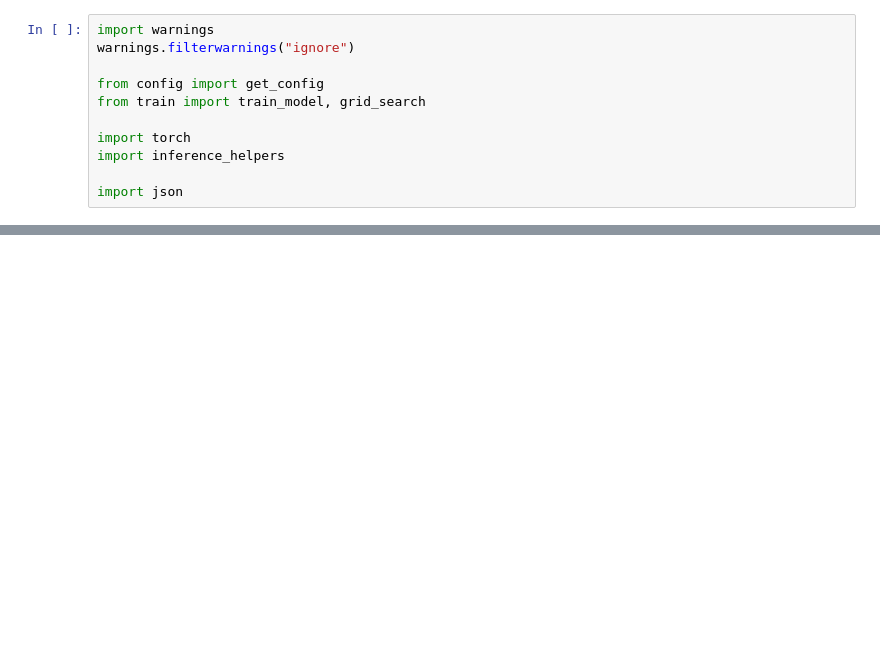
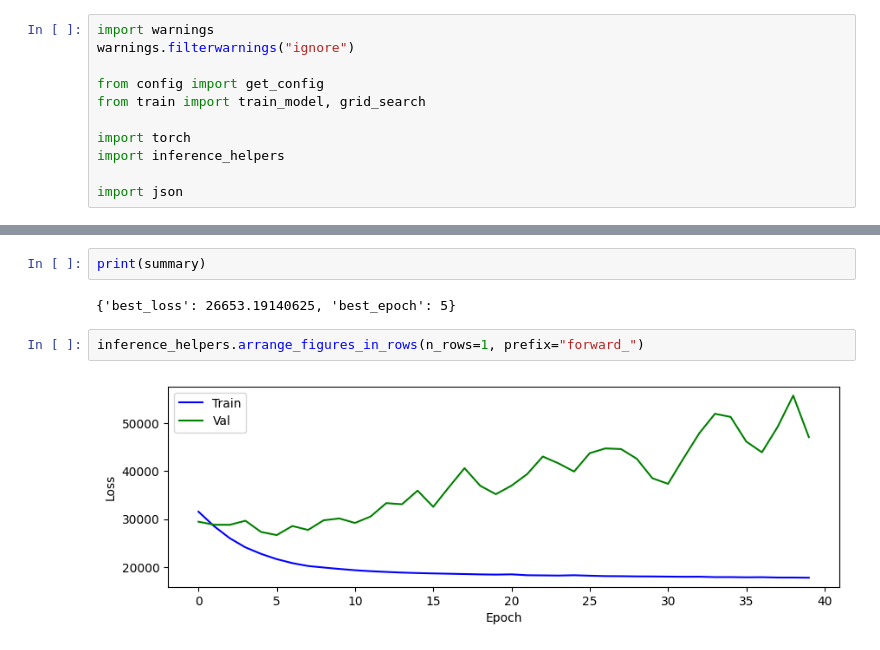
Before and after one commit to obhlivoj/System-Imbalance-Forecasting, a Jupyter notebook: models/transformer/Local_Train.ipynb, the cells around one changed output, grey strips where cells are left out. Saved outputs shown, nothing was run; the diff lists cells and outputs as text; blank space fills up the shorter version.

```diff
--- a/models/transformer/Local_Train.ipynb
+++ b/models/transformer/Local_Train.ipynb
@@ -124,0 +126,8 @@ plt.show()
+# %%
+print(summary)
+# %% [output]
+{'best_loss': 26653.19140625, 'best_epoch': 5}
+# %%
+inference_helpers.arrange_figures_in_rows(n_rows=1, prefix="forward_")
+# %% [output]
+[figure, added]
```
Also changed, not shown: parts of 6 cells of this notebook, 24 other files.
